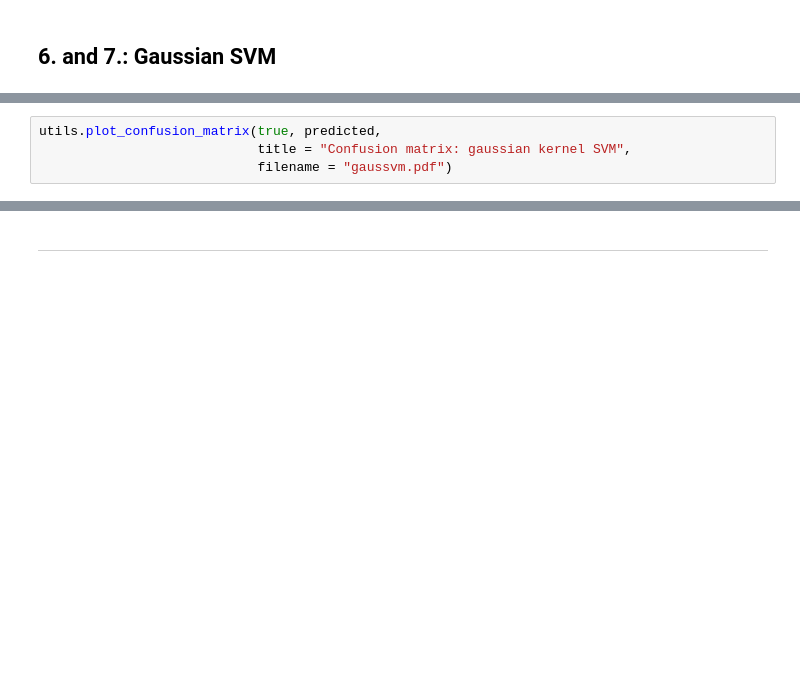
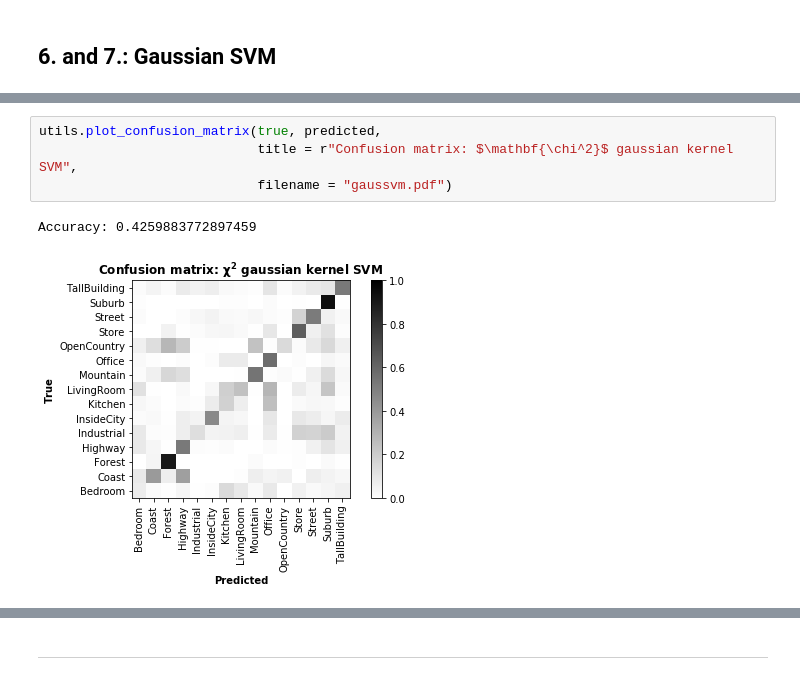
Before and after one commit to pindri/CVPR_exam, a Jupyter notebook: source/main.ipynb, the cells around one changed output, grey strips where cells are left out. Cells and saved outputs as stored; diff of their text form; blank space fills up the shorter version.

```diff
--- a/source/main.ipynb
+++ b/source/main.ipynb
@@ -113,7 +133,10 @@ test_df["predicted"] = predicted
 # %%
 utils.plot_confusion_matrix(true, predicted,
-                            title = "Confusion matrix: gaussian kernel SVM",
+                            title = r"Confusion matrix: $\mathbf{\chi^2}$ gaussian kernel SVM",
                             filename = "gaussvm.pdf")
+# %% [output]
+Accuracy: 0.4259883772897459
+[figure, added]
 # %%
 with utils.codeTimer("Gaussian SVM classifier, earth mover distance"):
     true, predicted = classifiers.gaussian_SVM_classifier(train_df, test_df,
```
Also changed, not shown: parts of 14 cells of this notebook, 5 other files.
